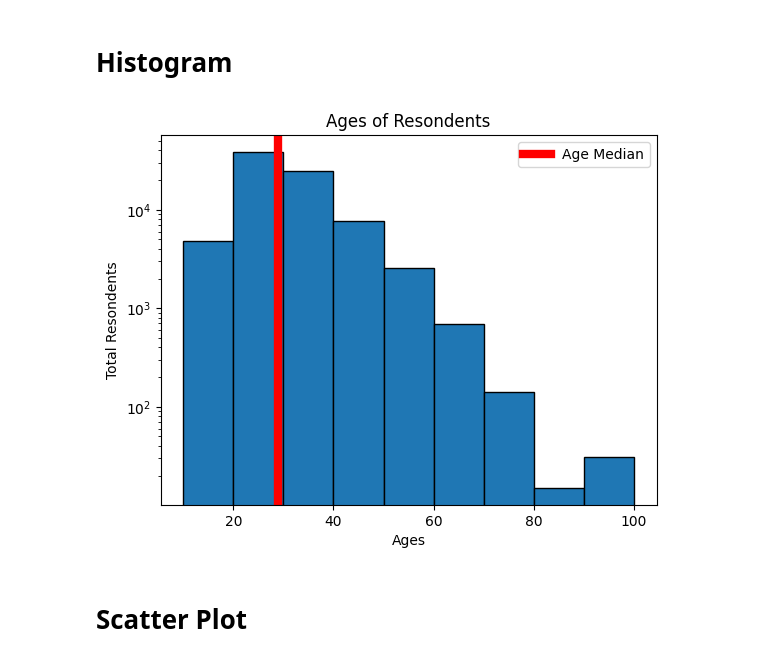
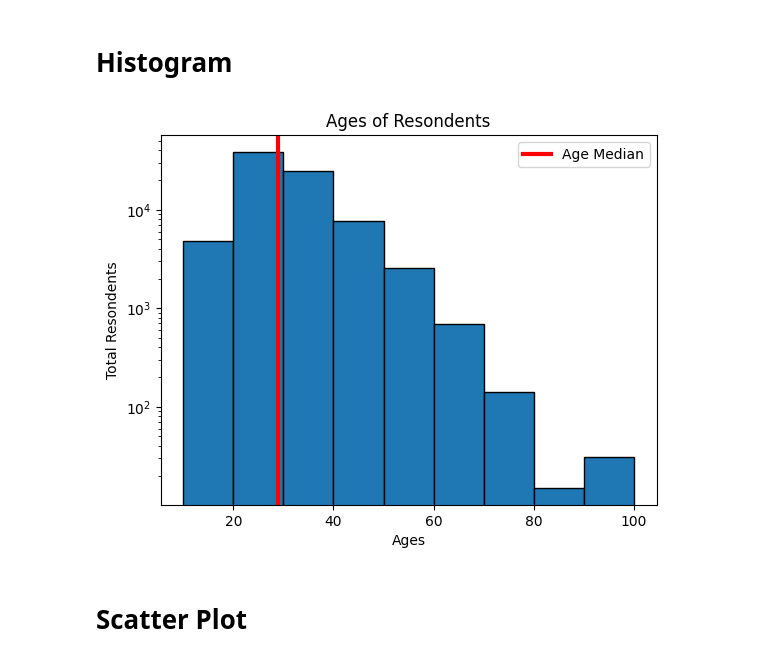
Before and after one commit to al102030/Machine-Learning-Course-C1, a Jupyter notebook: 2-Applied Plotting, Charting & Data Representation in Python/Matplotlib/Matplotlib_ed.ipynb, the cells around one changed output. Cells and saved outputs as stored; diff of their text form; code cells hidden in the pictures.

```diff
--- a/2-Applied Plotting, Charting & Data Representation in Python/Matplotlib/Matplotlib_ed.ipynb
+++ b/2-Applied Plotting, Charting & Data Representation in Python/Matplotlib/Matplotlib_ed.ipynb
@@ -233,27 +233,27 @@ plt.show()
 # %%
 # ages = [18, 19, 21, 25, 25, 26, 30, 32, 38, 45, 55]
 
 data = pd.read_csv('data3.csv')
 ids = data['Responder_id']
 ages = data['Age']
 
 
 bins = [10, 20, 30, 40, 50, 60, 70, 80, 90, 100]
 plt.hist(ages, bins=bins, edgecolor='black', log=True)
 
 median_age = 29
 color='red'
 
-plt.axvline(median_age, color=color, label='Age Median', linewidth=6)
+plt.axvline(median_age, color=color, label='Age Median', linewidth=3)
 
 
 plt.title("Ages of Resondents")
 plt.xlabel("Ages")
 plt.ylabel("Total Resondents")
 plt.legend()
 plt.show()
 # %% [output]
-[figure, old version]
+[figure, new version]
 # %% [markdown]
 # Scatter Plot
 # %%
```
